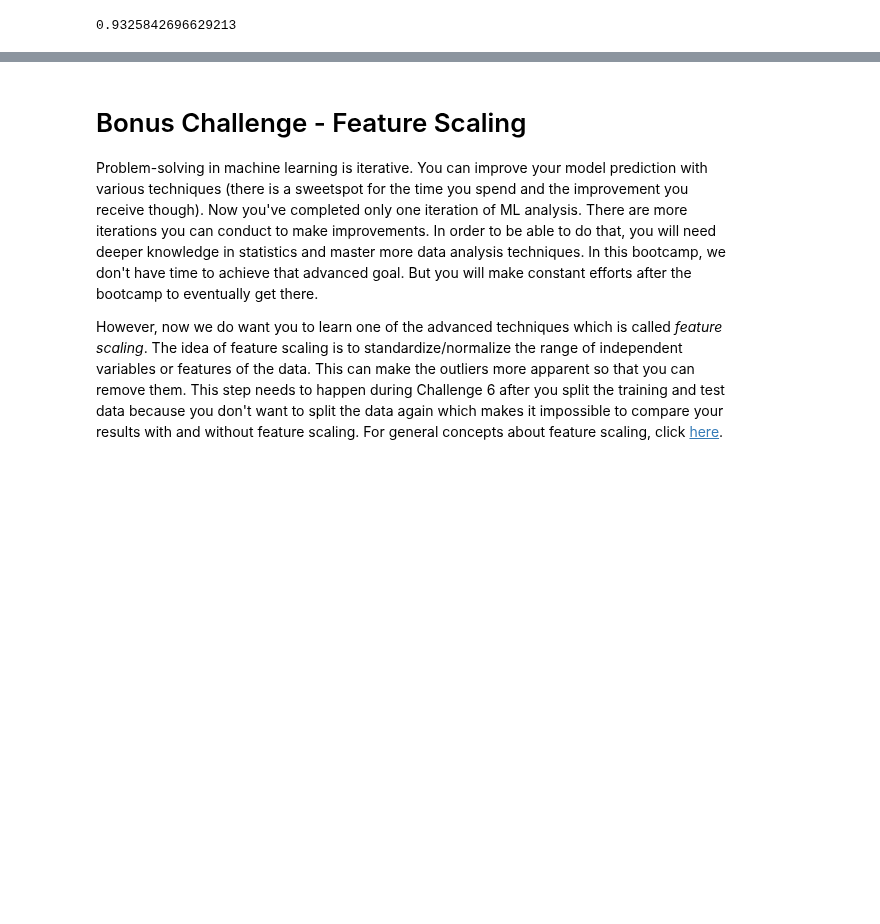
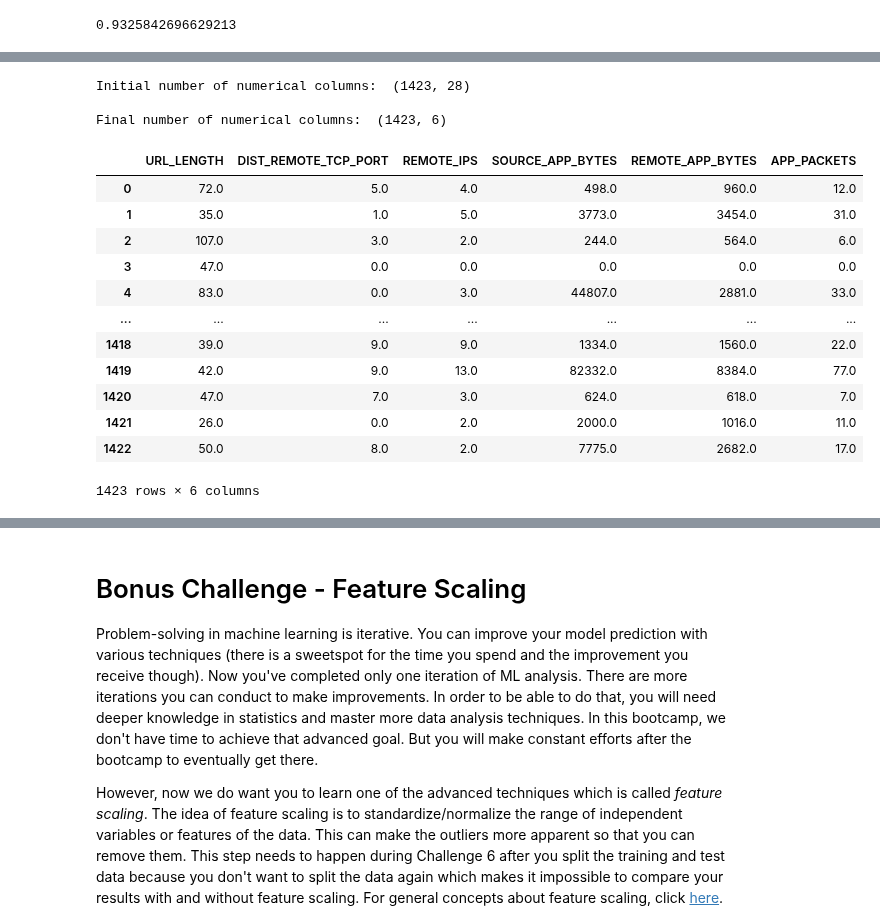
Before and after one commit to ta-data-remote/lab-supervised-learning, a Jupyter notebook: your-code/main.ipynb, the cells around one changed output, grey strips where cells are left out. Drawn from its saved outputs; the diff is of its cells as text; code cells hidden in the pictures; blank space fills up the shorter version.

```diff
--- a/your-code/main.ipynb
+++ b/your-code/main.ipynb
@@ -505,0 +502,58 @@ array([[307,   9],
+# %%
+from sklearn.tree import DecisionTreeClassifier
+
+dt_model = DecisionTreeClassifier(max_depth=3)
+
+X = website_dummy.drop(columns = 'Type')
+y = website_dummy['Type']
+
+X_train, X_test, y_train, y_test = train_test_split(X, y, test_size=0.20)
+
+dt_model.fit(X_train, y_train)
+
+y_pred_train = dt_model.predict(X_train)
+y_pred_test  = dt_model.predict(X_test)
+# %%
+from sklearn.feature_selection import VarianceThreshold # It only works with numerical features
+
+
+X_train = X_train.select_dtypes(include=np.number)
+X_test  = X_test.select_dtypes(include=np.number)
+
+#display(X_train)
+print("Initial number of numerical columns: ",X_train.shape)
+print()
+
+selector = VarianceThreshold(threshold=10) # Default threshold value is 0
+# Features with a training-set variance lower than this threshold will be removed.
+selector.fit(X_train)
+
+kept_features_indexes = selector.get_support(indices = True) #returns an array of integers corresponding to nonremoved features
+kept_features = list(X_train.iloc[:,kept_features_indexes].columns)
+
+X_train = selector.transform(X_train)
+X_test  = selector.transform(X_test)
+
+X_train = pd.DataFrame(X_train, columns=kept_features)
+X_test  = pd.DataFrame(X_test, columns=kept_features)
+
+print("Final number of numerical columns: ",X_train.shape)
+print()
+X_train
+# %% [output]
+Initial number of numerical columns:  (1423, 28)
+
+Final number of numerical columns:  (1423, 6)
+|  | URL_LENGTH | DIST_REMOTE_TCP_PORT | REMOTE_IPS | SOURCE_APP_BYTES | REMOTE_APP_BYTES | APP_PACKETS |
+| 0 | 72.0 | 5.0 | 4.0 | 498.0 | 960.0 | 12.0 |
+| 1 | 35.0 | 1.0 | 5.0 | 3773.0 | 3454.0 | 31.0 |
+| 2 | 107.0 | 3.0 | 2.0 | 244.0 | 564.0 | 6.0 |
+| 3 | 47.0 | 0.0 | 0.0 | 0.0 | 0.0 | 0.0 |
+| 4 | 83.0 | 0.0 | 3.0 | 44807.0 | 2881.0 | 33.0 |
+| ... | ... | ... | ... | ... | ... | ... |
+| 1418 | 39.0 | 9.0 | 9.0 | 1334.0 | 1560.0 | 22.0 |
+| 1419 | 42.0 | 9.0 | 13.0 | 82332.0 | 8384.0 | 77.0 |
+| 1420 | 47.0 | 7.0 | 3.0 | 624.0 | 618.0 | 7.0 |
+| 1421 | 26.0 | 0.0 | 2.0 | 2000.0 | 1016.0 | 11.0 |
+| 1422 | 50.0 | 8.0 | 2.0 | 7775.0 | 2682.0 | 17.0 |
+1423 rows × 6 columns
```
Also changed, not shown: parts of 20 cells of this notebook.
